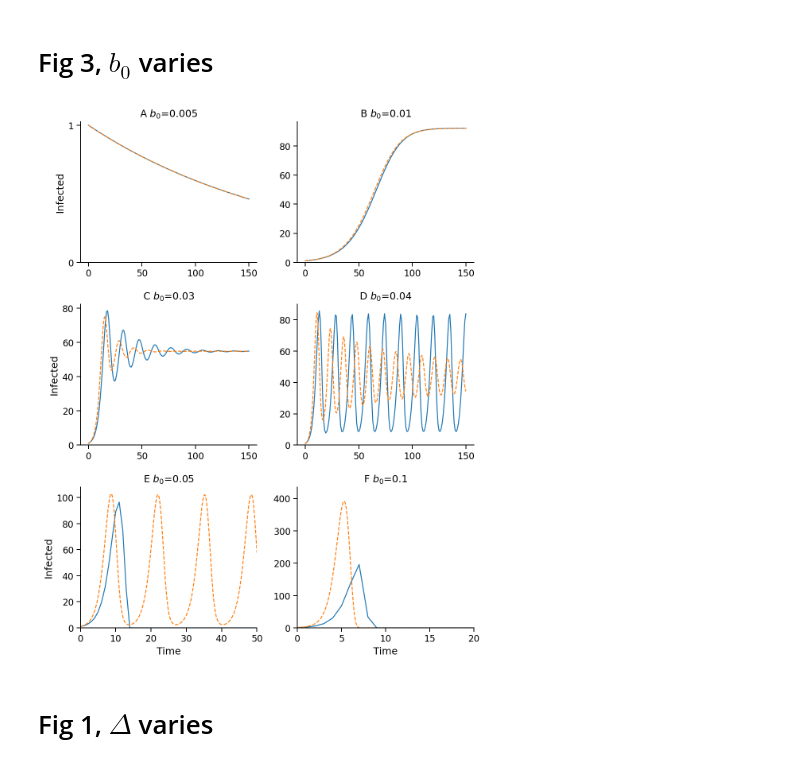
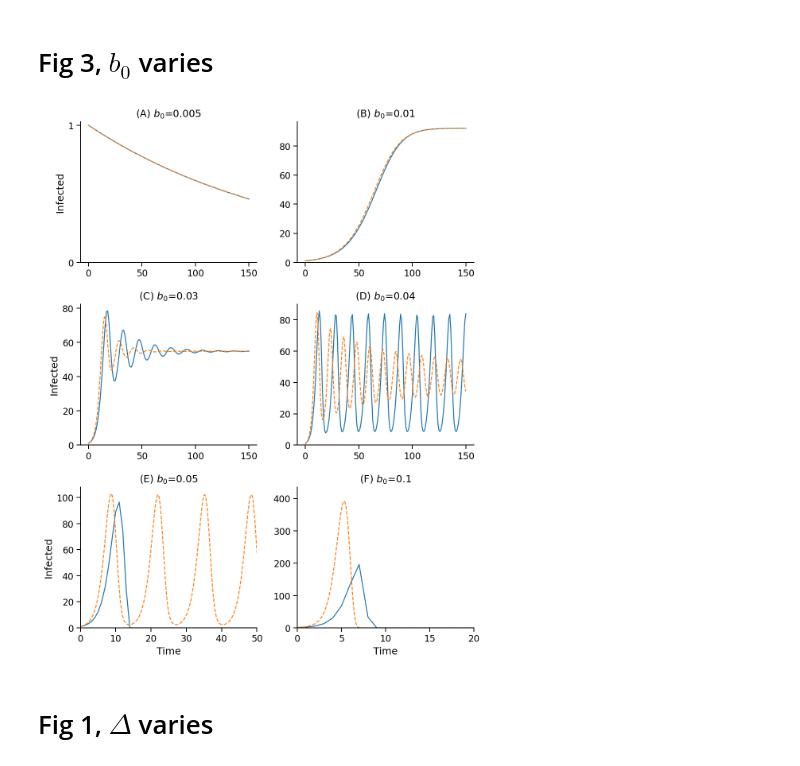
Before and after one commit to yoavram/SanJose, a Jupyter notebook: notebooks/model-SIS.ipynb, the cells around one changed output. Cells and saved outputs as stored; diff of their text form; code cells hidden in the pictures.

Commit message:
revise panel labels for plos again

```diff
--- a/notebooks/model-SIS.ipynb
+++ b/notebooks/model-SIS.ipynb
@@ -129,26 +129,26 @@ sns.despine()
 # %%
 b0s = [0.005, 0.01, 0.03, 0.04, 0.05, 0.1]
 
 fig, axes = plt.subplots(3, 2, figsize=(8, 10))
 for b0_, ax, label in zip(b0s, axes.flat, 'ABCDEF'):
     Idis = det_dis_simulation(I0, N, b0_, γ, c_hat, α1, α2, Δ, tmax=150, min0=True, maxN=True)
     ax.plot(Idis)
     t, Icont = det_cont_simulation(I0, N, b0_, γ, c_hat, α1, α2, Δ, tmax=150)
     ax.plot(t, Icont, '--')
     ax.set_ylim(0, None)
-    ax.set_title("{} $b_0$={}".format(label, b0_))
+    ax.set_title("({}) $b_0$={}".format(label, b0_))
 for ax in axes[:,0]: ax.set_ylabel('Infected')
 for ax in axes[2]: ax.set_xlabel('Time')
 axes[2,0].set_xlim(0, 50)
 axes[2,1].set_xlim(0, 20)
 axes[0,0].set_yticks([0, 1])
 axes[-1,-1].set_ylim(0, max(Icont.max(), Idis.max()))
 
 fig.tight_layout()
 sns.despine()
 plt.savefig('../figures/fig3.pdf', dpi=100)
 # %% [output]
-[figure, old version]
+[figure, new version]
 # %% [markdown]
 # Fig 1, $\Delta$ varies
 # %%
```
Also changed, not shown: parts of 7 cells of this notebook, 1 other file.
